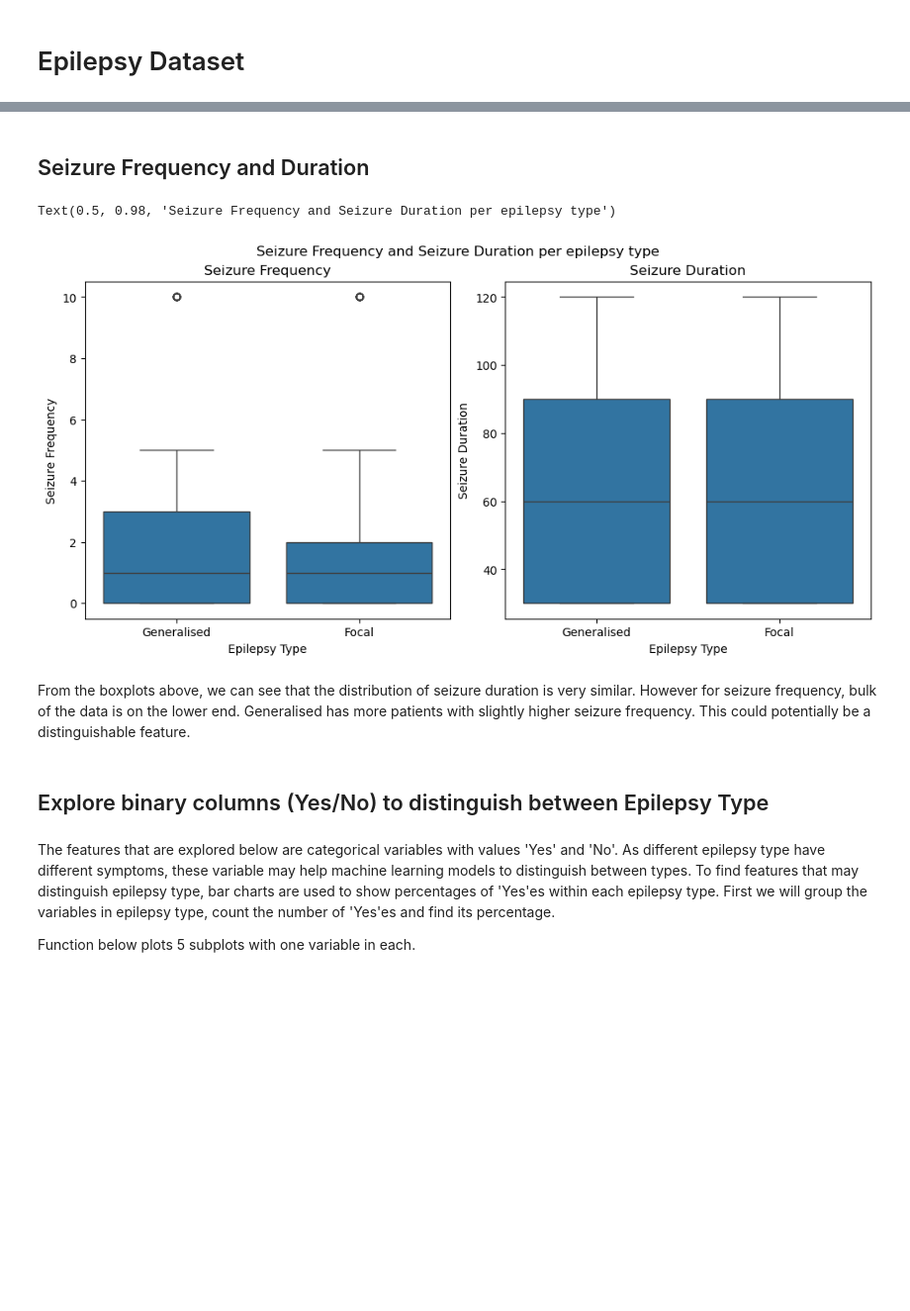
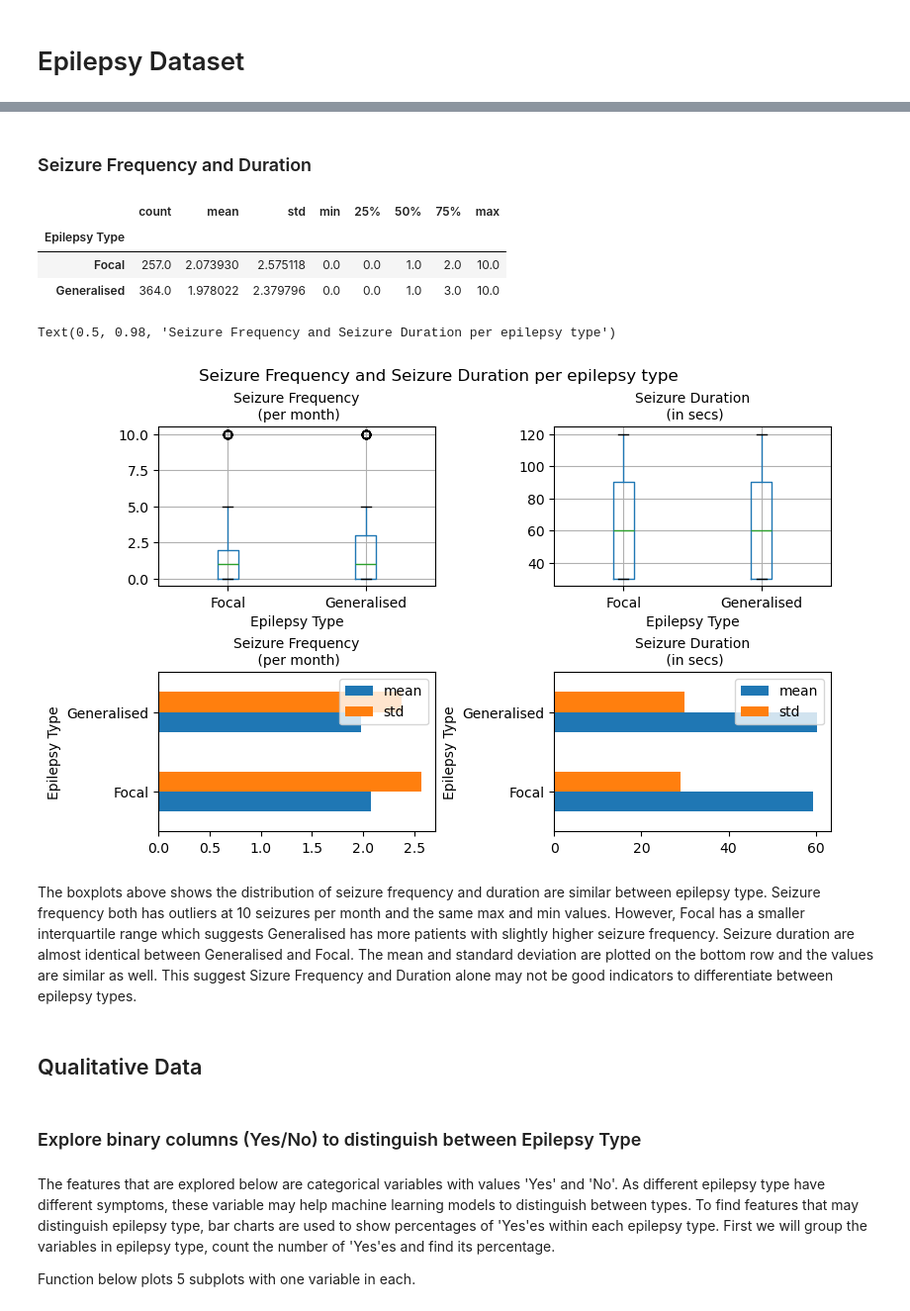
Before and after one commit to BeanXR/Case_Studies_2026_Sem_2_Task_1_Xian_Ren_Ng, a Jupyter notebook: Task_1_Data_Exploration.ipynb, the cells around one changed output, grey strips where cells are left out. Shown at 99% size. Drawn from its saved outputs; the diff is of its cells as text; code cells hidden in the pictures; blank space fills up the shorter version.

```diff
--- a/Task_1_Data_Exploration.ipynb
+++ b/Task_1_Data_Exploration.ipynb
@@ -35,11 +37,12 @@ pd.reset_option('display.max_columns')
 # %%
-fig = plt.figure(figsize=(10,5), constrained_layout=True)
+fig = plt.figure(figsize=(8,5), constrained_layout=True)
 axs = fig.subplots(1, 3)
 
 target_vars = ["Weight", "Height", "Age"]
 
 for i, var in enumerate(target_vars):
-    sns.boxplot(data=epilepsy, x="Epilepsy Type", y=var, ax=axs[i])
+    # sns.boxplot(data=epilepsy, x="Epilepsy Type", y=var, ax=axs[i])
+    epilepsy.boxplot(column=var, by='Epilepsy Type',ax=axs[i])
     axs[i].set_title(var)
 
 
@@ -52,24 +55,43 @@ The boxplots above shows the distribution of variables Age, Weight and Height pe
 # %% [markdown]
-## Seizure Frequency and Duration
+### Seizure Frequency and Duration
+# %%
+epilepsy.groupby('Epilepsy Type')['Seizure Frequency'].describe()
+# %% [output]
+|  | count | mean | std | min | 25% | 50% | 75% | max |
+| Epilepsy Type |  |  |  |  |  |  |  |  |
+| Focal | 257.0 | 2.073930 | 2.575118 | 0.0 | 0.0 | 1.0 | 2.0 | 10.0 |
+| Generalised | 364.0 | 1.978022 | 2.379796 | 0.0 | 0.0 | 1.0 | 3.0 | 10.0 |
 # %%
-fig = plt.figure(figsize=(10,5), constrained_layout=True)
-axs = fig.subplots(1, 2)
+fig = plt.figure(figsize=(8,5), constrained_layout=True)
+axs = fig.subplots(2, 2).flatten()
 
 target_vars = ['Seizure Frequency', 'Seizure Duration']
+titles = ['Seizure Frequency\n (per month)', 'Seizure Duration\n (in secs)']
 
 for i, var in enumerate(target_vars):
-    sns.boxplot(data=epilepsy, x="Epilepsy Type", y=var, ax=axs[i])
-    axs[i].set_title(var)
+    # sns.boxplot(data=epilepsy, x="Epilepsy Type", y=var, ax=axs[i])
+    epilepsy.boxplot(column=var, by='Epilepsy Type',ax=axs[i])
 
+    axs[i].set_title(titles[i])
+    axs[i].title.set_fontsize(10)
+
+for i, var in enumerate(target_vars):
+    summary = epilepsy.groupby('Epilepsy Type')[var].describe()[['mean', 'std']]
+    summary.plot(kind='barh', ax=axs[i+2])
+
+    axs[i+2].set_title(titles[i])
+    axs[i+2].title.set_fontsize(10)
 
 fig.suptitle('Seizure Frequency and Seizure Duration per epilepsy type')
 # %% [output]
 Text(0.5, 0.98, 'Seizure Frequency and Seizure Duration per epilepsy type')
-[figure, old version]
+[figure, new version]
 # %% [markdown]
-From the boxplots above, we can see that the distribution of seizure duration is very similar. However for seizure frequency, bulk of the data is on the lower end. Generalised has more patients with slightly higher seizure frequency. This could potentially be a distinguishable feature.
+The boxplots above shows the distribution of seizure frequency and duration are similar between epilepsy type. Seizure frequency both has outliers at 10 seizures per month and the same max and min values. However, Focal has a smaller interquartile range which suggests Generalised has more patients with slightly higher seizure frequency. Seizure duration are almost identical between Generalised and Focal. The mean and standard deviation are plotted on the bottom row and the values are similar as well. This suggest Sizure Frequency and Duration alone may not be good indicators to differentiate between epilepsy types.
+# %% [markdown]
+## Qualitative Data
 # %% [markdown]
-## Explore binary columns (Yes/No) to distinguish between Epilepsy Type
+### Explore binary columns (Yes/No) to distinguish between Epilepsy Type
 # %% [markdown]
 The features that are explored below are categorical variables with values 'Yes' and 'No'. As different epilepsy type have different symptoms, these variable may help machine learning models to distinguish between types. To find features that may distinguish epilepsy type, bar charts are used to show percentages of 'Yes'es within each epilepsy type. First we will group the variables in epilepsy type, count the number of 'Yes'es and find its percentage.
 
```
Also changed, not shown: parts of 23 cells of this notebook, 1 other file.
